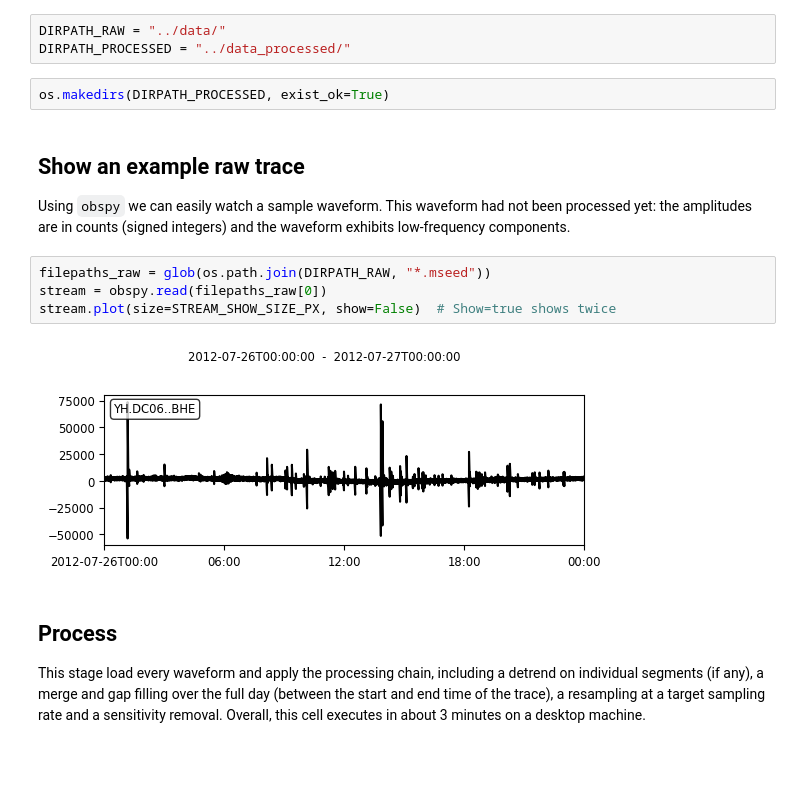
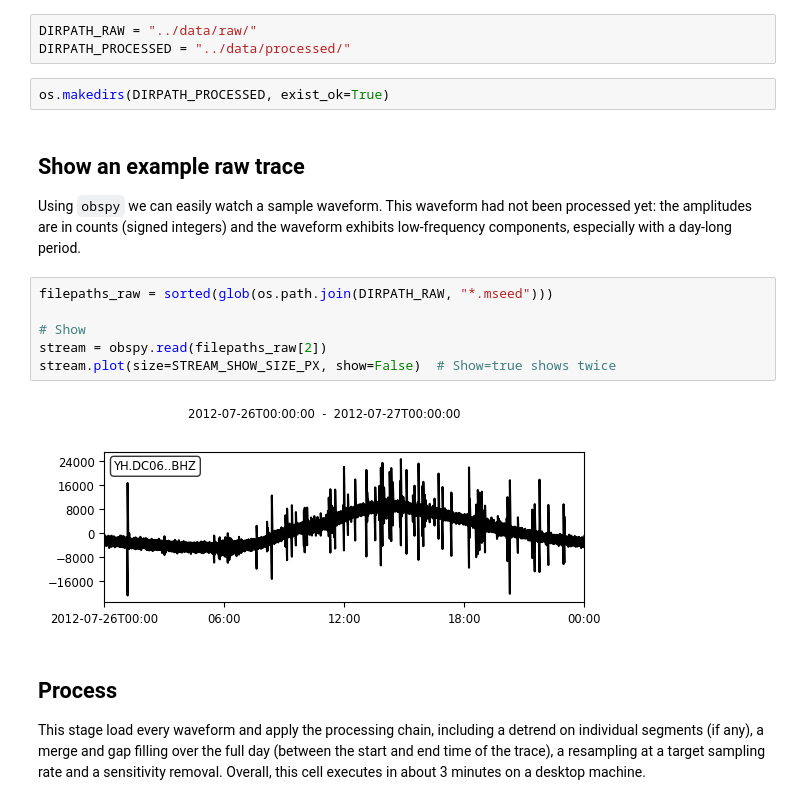
Before and after one commit to ebeauce/beampower, a Jupyter notebook: notebooks/1_preprocess.ipynb, the cells around one changed output. Saved outputs shown, nothing was run; the diff lists cells and outputs as text; blank space fills up the shorter version.

```diff
--- a/notebooks/1_preprocess.ipynb
+++ b/notebooks/1_preprocess.ipynb
@@ -15,20 +22,22 @@ STREAM_SHOW_SIZE_PX = 600, 250
 
 First, define the path from which to read the raw data and save the processed data. Also extract the path to all input waveforms.
 # %%
-DIRPATH_RAW = "../data/"
-DIRPATH_PROCESSED = "../data_processed/"
+DIRPATH_RAW = "../data/raw/"
+DIRPATH_PROCESSED = "../data/processed/"
 # %%
 os.makedirs(DIRPATH_PROCESSED, exist_ok=True)
 # %% [markdown]
 ## Show an example raw trace
 
-Using `obspy` we can easily watch a sample waveform. This waveform had not been processed yet: the amplitudes are in counts (signed integers) and the waveform exhibits low-frequency components.
+Using `obspy` we can easily watch a sample waveform. This waveform had not been processed yet: the amplitudes are in counts (signed integers) and the waveform exhibits low-frequency components, especially with a day-long period.
 # %%
-filepaths_raw = glob(os.path.join(DIRPATH_RAW, "*.mseed"))
-stream = obspy.read(filepaths_raw[0])
+filepaths_raw = sorted(glob(os.path.join(DIRPATH_RAW, "*.mseed")))
+
+# Show
+stream = obspy.read(filepaths_raw[2])
 stream.plot(size=STREAM_SHOW_SIZE_PX, show=False)  # Show=true shows twice
 # %% [output]
-[figure, old version]
+[figure, new version]
 # %% [markdown]
 ## Process
 
```
Also changed, not shown: parts of 2 cells of this notebook, 1 other file.
